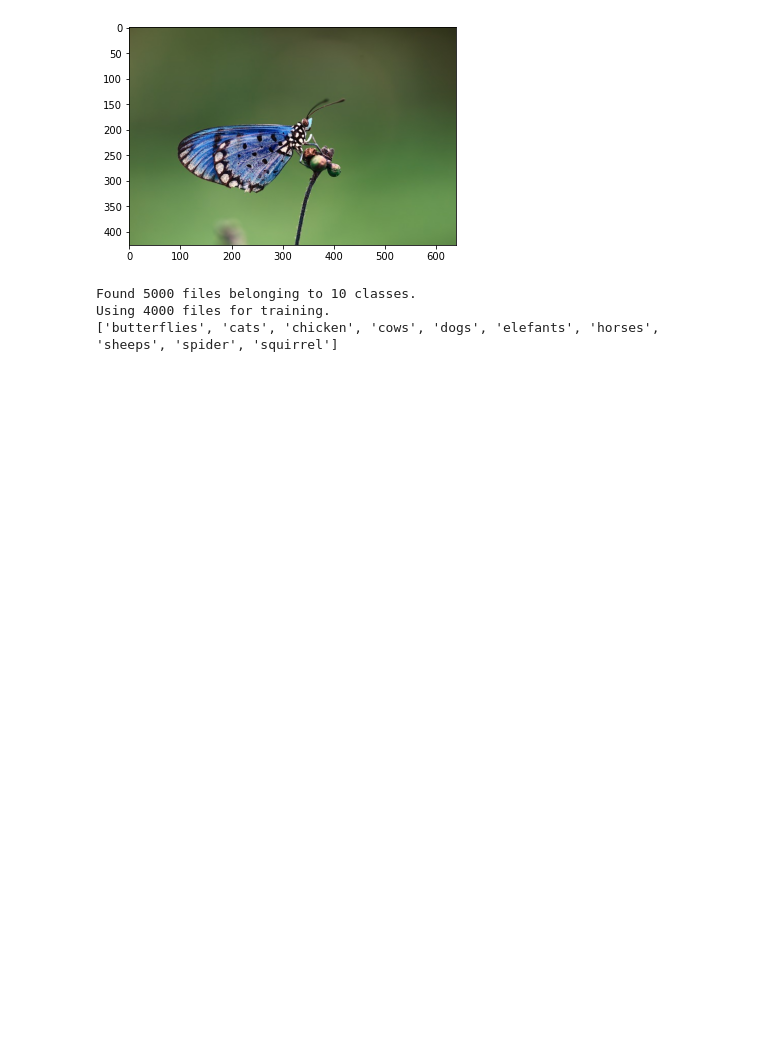
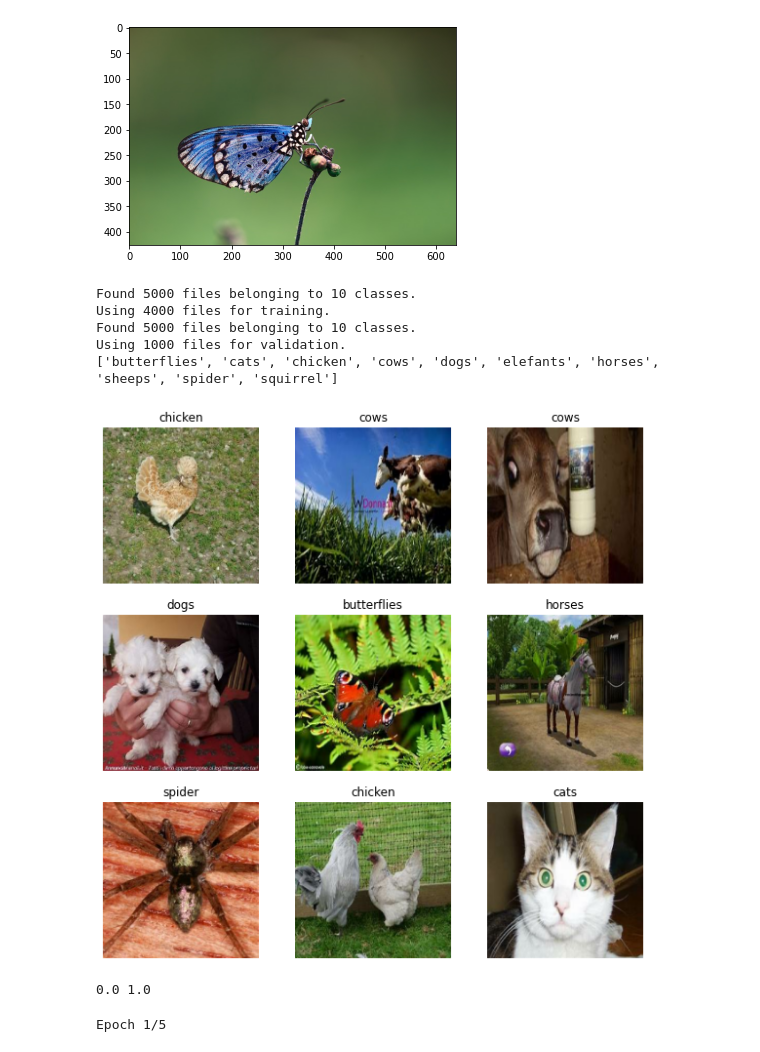
Before and after one commit to Fatfrido/AKT-Image-Classification-Blaha-Piringer-Gratzl, a Jupyter notebook: AnimalClassification.ipynb, the cells around one changed output. Saved outputs shown, nothing was run; the diff lists cells and outputs as text; code cells hidden in the pictures; blank space fills up the shorter version.

```diff
--- a/AnimalClassification.ipynb
+++ b/AnimalClassification.ipynb
@@ -40,19 +39,47 @@ plt.imshow(training_images[0])
 # %%
 batch_size = 32
 img_height = 180
 img_width = 180
 
 train_ds = tf.keras.preprocessing.image_dataset_from_directory(
   trainingDir,
   validation_split=0.2,
   subset="training",
   seed=123,
   image_size=(img_height, img_width),
   batch_size=batch_size)
 
+val_ds = tf.keras.preprocessing.image_dataset_from_directory(
+  trainingDir,
+  validation_split=0.2,
+  subset="validation",
+  seed=123,
+  image_size=(img_height, img_width),
+  batch_size=batch_size)
+
 class_names = train_ds.class_names
 print(class_names)
+
+plt.figure(figsize=(10, 10))
+for images, labels in train_ds.take(1):
+  for i in range(9):
+    ax = plt.subplot(3, 3, i + 1)
+    plt.imshow(images[i].numpy().astype("uint8"))
+    plt.title(class_names[labels[i]])
+    plt.axis("off")
 # %% [output]
 Found 5000 files belonging to 10 classes.
 Using 4000 files for training.
+Found 5000 files belonging to 10 classes.
+Using 1000 files for validation.
 ['butterflies', 'cats', 'chicken', 'cows', 'dogs', 'elefants', 'horses', 'sheeps', 'spider', 'squirrel']
+[figure, added]
+# %%
+normalization_layer = tf.keras.layers.experimental.preprocessing.Rescaling(1./255)
+normalized_ds = train_ds.map(lambda x, y: (normalization_layer(x), y))
+image_batch, labels_batch = next(iter(normalized_ds))
+first_image = image_batch[0]
+# Notice the pixels values are now in `[0,1]`.
+print(np.min(first_image), np.max(first_image))
+# %% [output]
+0.0 1.0
@@ -58,0 +111,8 @@ Using 4000 files for training.
+# %%
+model.fit(
+  train_ds,
+  validation_data=val_ds,
+  epochs=5
+)
+# %% [output]
+Epoch 1/5
```
Also changed, not shown: parts of 4 cells of this notebook.
